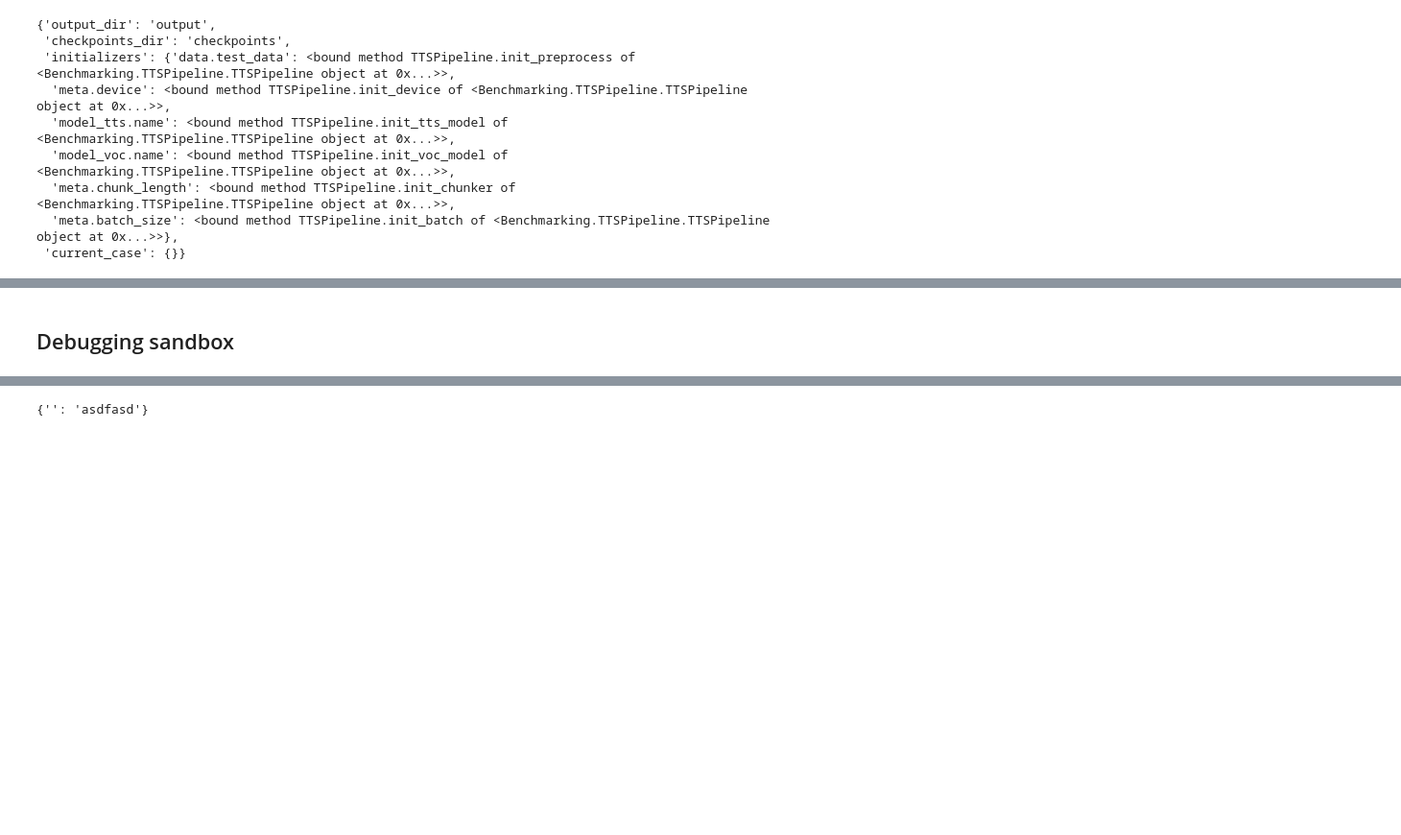
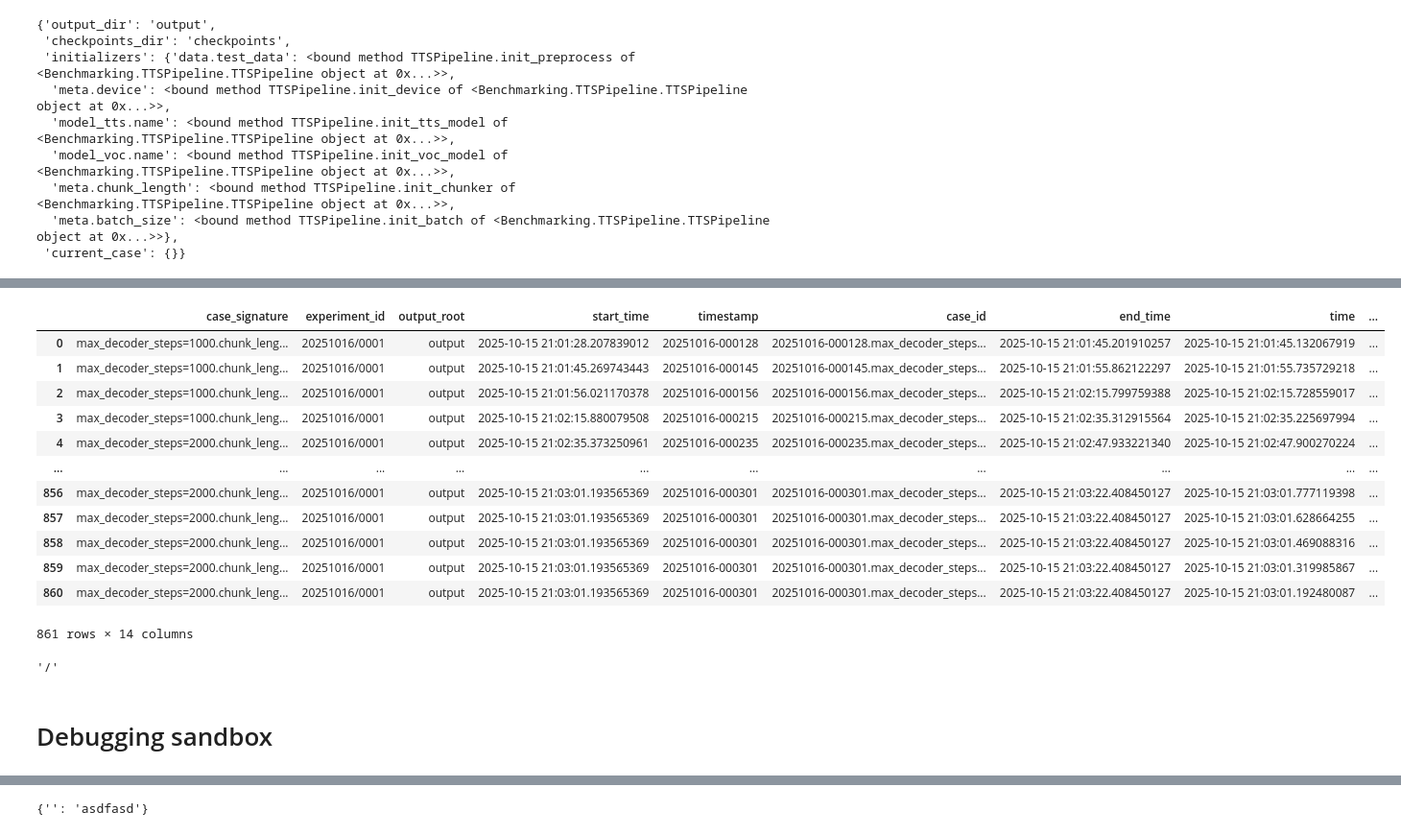
Before and after one commit to vodkolav/ArticleReader, a Jupyter notebook: Benchmarking.ipynb, the cells around one changed output, grey strips where cells are left out. Shown at 96% size. Cells and saved outputs as stored; diff of their text form; code cells hidden in the pictures; blank space fills up the shorter version.

```diff
--- a/Benchmarking.ipynb
+++ b/Benchmarking.ipynb
@@ -608,0 +852,17 @@ templ
+# %%
+df_mem = extract(pth, trck="resources", parse_dates=True)
+df_mem
+# %% [output]
+|  | case_signature | experiment_id | output_root | start_time | timestamp | case_id | end_time | time | ... |
+| 0 | max_decoder_steps=1000.chunk_leng... | 20251016/0001 | output | 2025-10-15 21:01:28.207839012 | 20251016-000128 | 20251016-000128.max_decoder_steps... | 2025-10-15 21:01:45.201910257 | 2025-10-15 21:01:45.132067919 | ... |
+| 1 | max_decoder_steps=1000.chunk_leng... | 20251016/0001 | output | 2025-10-15 21:01:45.269743443 | 20251016-000145 | 20251016-000145.max_decoder_steps... | 2025-10-15 21:01:55.862122297 | 2025-10-15 21:01:55.735729218 | ... |
+| 2 | max_decoder_steps=1000.chunk_leng... | 20251016/0001 | output | 2025-10-15 21:01:56.021170378 | 20251016-000156 | 20251016-000156.max_decoder_steps... | 2025-10-15 21:02:15.799759388 | 2025-10-15 21:02:15.728559017 | ... |
+| 3 | max_decoder_steps=1000.chunk_leng... | 20251016/0001 | output | 2025-10-15 21:02:15.880079508 | 20251016-000215 | 20251016-000215.max_decoder_steps... | 2025-10-15 21:02:35.312915564 | 2025-10-15 21:02:35.225697994 | ... |
+| 4 | max_decoder_steps=2000.chunk_leng... | 20251016/0001 | output | 2025-10-15 21:02:35.373250961 | 20251016-000235 | 20251016-000235.max_decoder_steps... | 2025-10-15 21:02:47.933221340 | 2025-10-15 21:02:47.900270224 | ... |
+| ... | ... | ... | ... | ... | ... | ... | ... | ... | ... |
+| 856 | max_decoder_steps=2000.chunk_leng... | 20251016/0001 | output | 2025-10-15 21:03:01.193565369 | 20251016-000301 | 20251016-000301.max_decoder_steps... | 2025-10-15 21:03:22.408450127 | 2025-10-15 21:03:01.777119398 | ... |
+| 857 | max_decoder_steps=2000.chunk_leng... | 20251016/0001 | output | 2025-10-15 21:03:01.193565369 | 20251016-000301 | 20251016-000301.max_decoder_steps... | 2025-10-15 21:03:22.408450127 | 2025-10-15 21:03:01.628664255 | ... |
+| 858 | max_decoder_steps=2000.chunk_leng... | 20251016/0001 | output | 2025-10-15 21:03:01.193565369 | 20251016-000301 | 20251016-000301.max_decoder_steps... | 2025-10-15 21:03:22.408450127 | 2025-10-15 21:03:01.469088316 | ... |
+| 859 | max_decoder_steps=2000.chunk_leng... | 20251016/0001 | output | 2025-10-15 21:03:01.193565369 | 20251016-000301 | 20251016-000301.max_decoder_steps... | 2025-10-15 21:03:22.408450127 | 2025-10-15 21:03:01.319985867 | ... |
+| 860 | max_decoder_steps=2000.chunk_leng... | 20251016/0001 | output | 2025-10-15 21:03:01.193565369 | 20251016-000301 | 20251016-000301.max_decoder_steps... | 2025-10-15 21:03:22.408450127 | 2025-10-15 21:03:01.192480087 | ... |
+861 rows × 14 columns
@@ -609,2 +875,7 @@ templ
+# %%
+import os
+os.path.sep
+# %% [output]
+'/'
 # %% [markdown]
-## Debugging sandbox
+# Debugging sandbox
```
Also changed, not shown: parts of 33 cells of this notebook, 10 other files.
